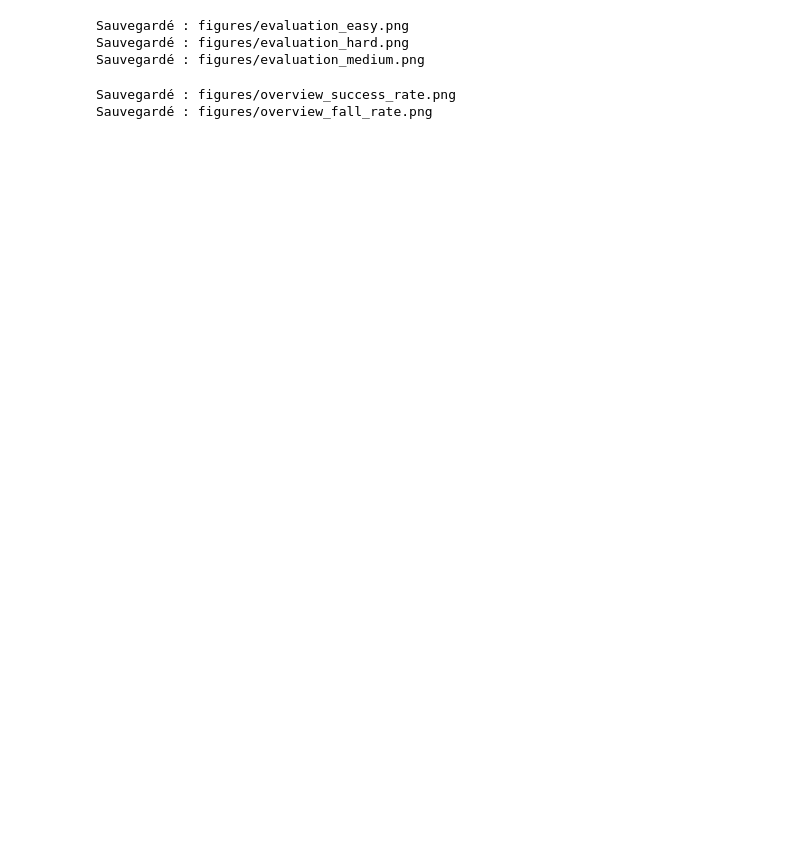
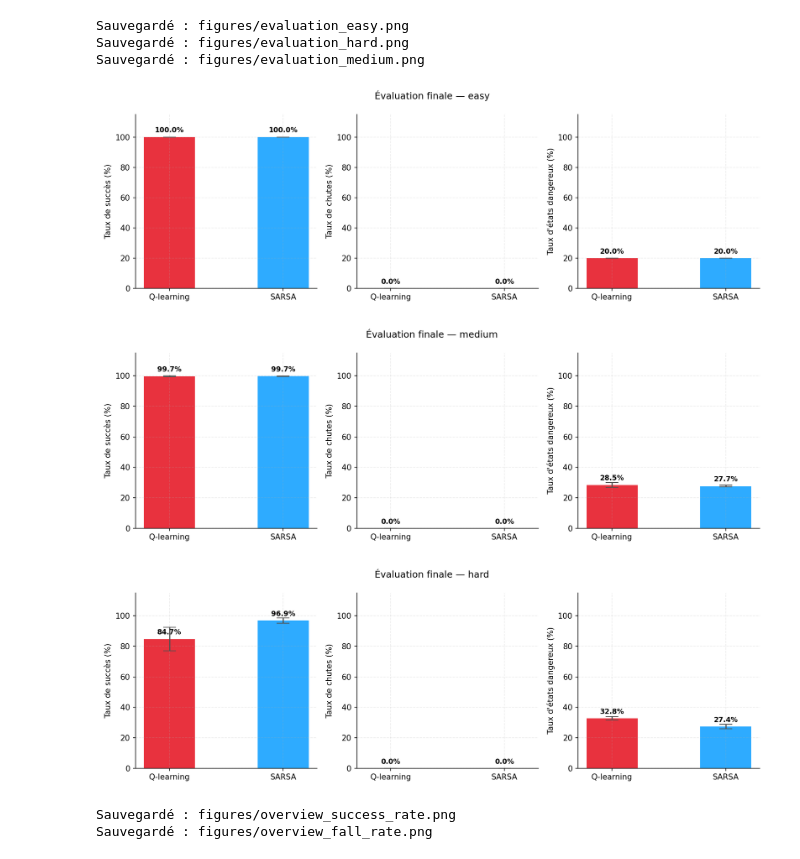
Before and after one commit to Ribraba/IFT-7201-Projet, a Jupyter notebook: FrozenLakeProject.ipynb, the cells around one changed output. Cells and saved outputs as stored; diff of their text form; code cells hidden in the pictures; blank space fills up the shorter version.

```diff
--- a/FrozenLakeProject.ipynb
+++ b/FrozenLakeProject.ipynb
@@ -148,6 +157,14 @@ plot_evaluation_results(experiments, save_dir='figures')
 Sauvegardé : figures/evaluation_easy.png
 Sauvegardé : figures/evaluation_hard.png
 Sauvegardé : figures/evaluation_medium.png
+# %%
+display(Image('figures/evaluation_easy.png'))
+display(Image('figures/evaluation_medium.png'))
+display(Image('figures/evaluation_hard.png'))
+# %% [output]
+[figure, added]
+[figure, added]
+[figure, added]
 # %%
 plot_overview(experiments, save_dir='figures')
 # %% [output]
```
Also changed, not shown: parts of 11 cells of this notebook.
